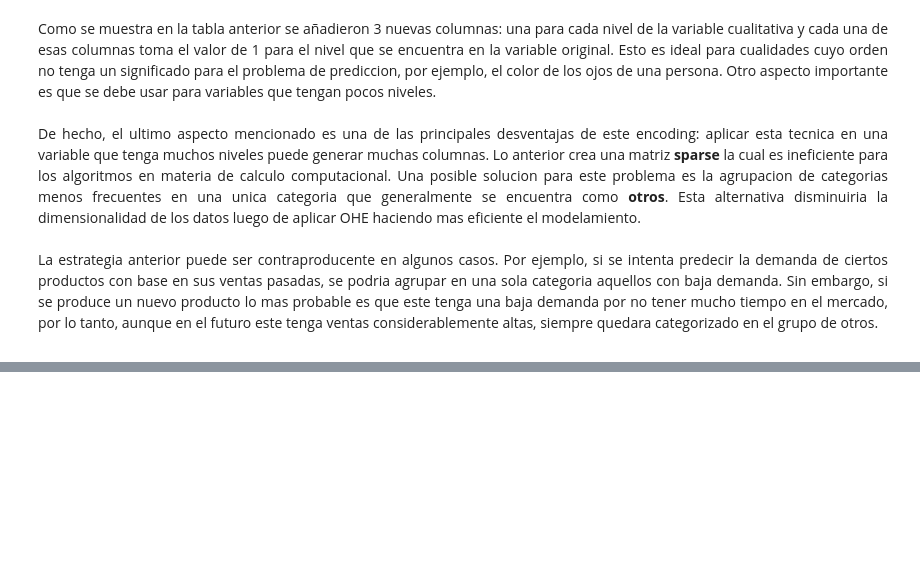
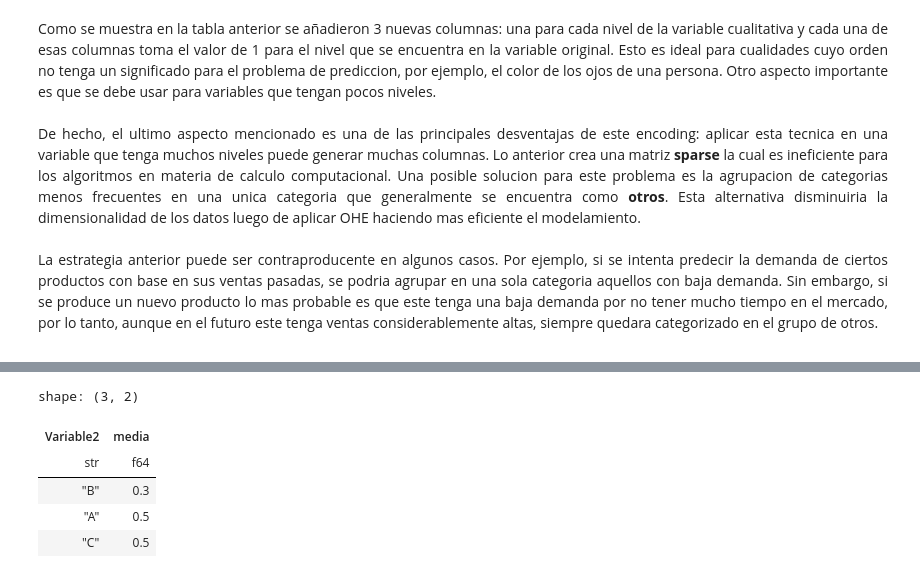
Before and after one commit to j220493/AnalisisEncodingCategoricalVariables, a Jupyter notebook: analisis.ipynb, the cells around one changed output, grey strips where cells are left out. Drawn from its saved outputs; the diff is of its cells as text; code cells hidden in the pictures; blank space fills up the shorter version.

```diff
--- a/analisis.ipynb
+++ b/analisis.ipynb
@@ -346,0 +352,10 @@ La estrategia anterior puede ser contraproducente en algunos casos. Por ejemplo,
+# %%
+# Medias
+EncodingX.with_columns(pl.Series(EncodingY)).group_by('Variable2').agg(pl.col('y').mean()).rename({'y': 'media'})
+# %% [output]
+shape: (3, 2)
+| Variable2 | media |
+| str | f64 |
+| "B" | 0.3 |
+| "A" | 0.5 |
+| "C" | 0.5 |
```
Also changed, not shown: parts of 6 cells of this notebook.
